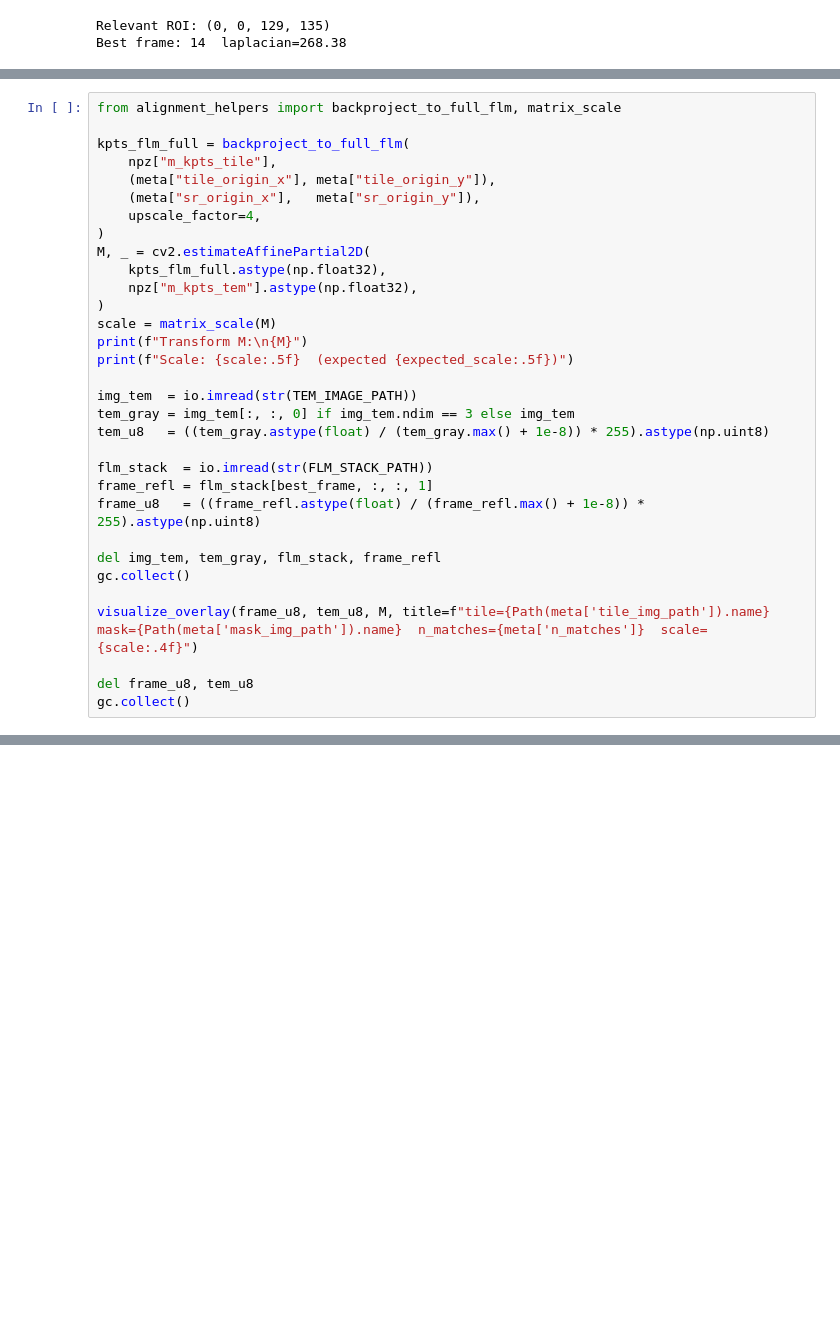
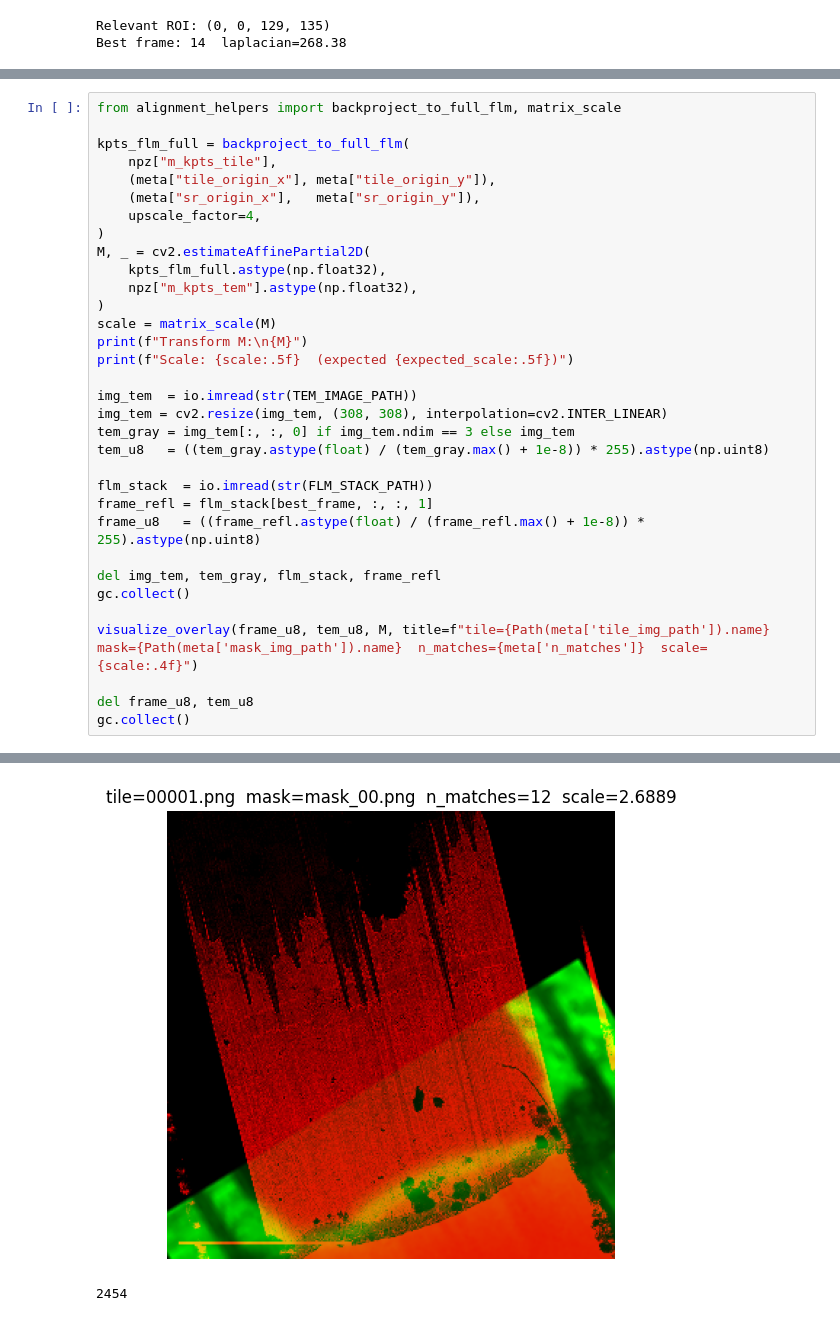
Before and after one commit to Sarztak/flm-tem-correlation, a Jupyter notebook: full_pipeline_reduced.ipynb, the cells around one changed output, grey strips where cells are left out. Cells and saved outputs as stored; diff of their text form; blank space fills up the shorter version.

```diff
--- a/full_pipeline_reduced.ipynb
+++ b/full_pipeline_reduced.ipynb
@@ -481,6 +477,7 @@ print(f"Transform M:\n{M}")
 print(f"Scale: {scale:.5f}  (expected {expected_scale:.5f})")
 
 img_tem  = io.imread(str(TEM_IMAGE_PATH))
+img_tem = cv2.resize(img_tem, (308, 308), interpolation=cv2.INTER_LINEAR)
 tem_gray = img_tem[:, :, 0] if img_tem.ndim == 3 else img_tem
 tem_u8   = ((tem_gray.astype(float) / (tem_gray.max() + 1e-8)) * 255).astype(np.uint8)
 
@@ -495,3 +492,4 @@ visualize_overlay(frame_u8, tem_u8, M, title=f"tile={Path(meta['tile_img_path'])
 
 del frame_u8, tem_u8
 gc.collect()
+# %% [output]
@@ -497,0 +500,2 @@ gc.collect()
+[figure, added]
+2454
```
Also changed, not shown: parts of 9 cells of this notebook.
